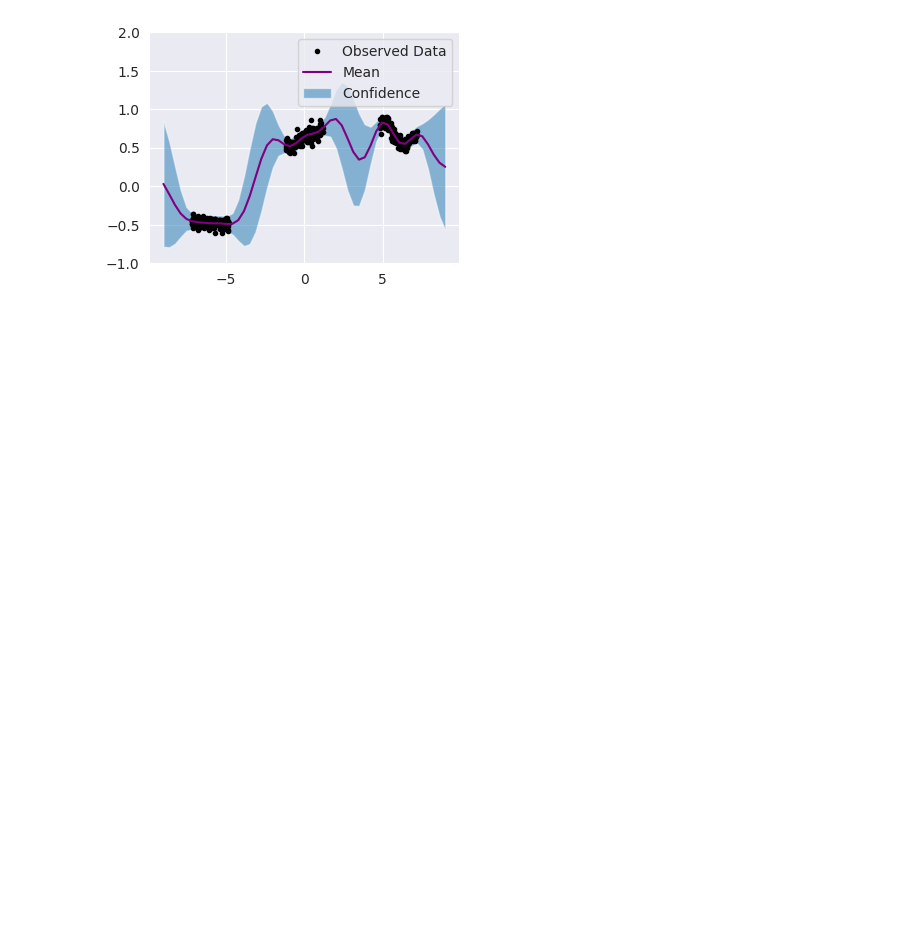
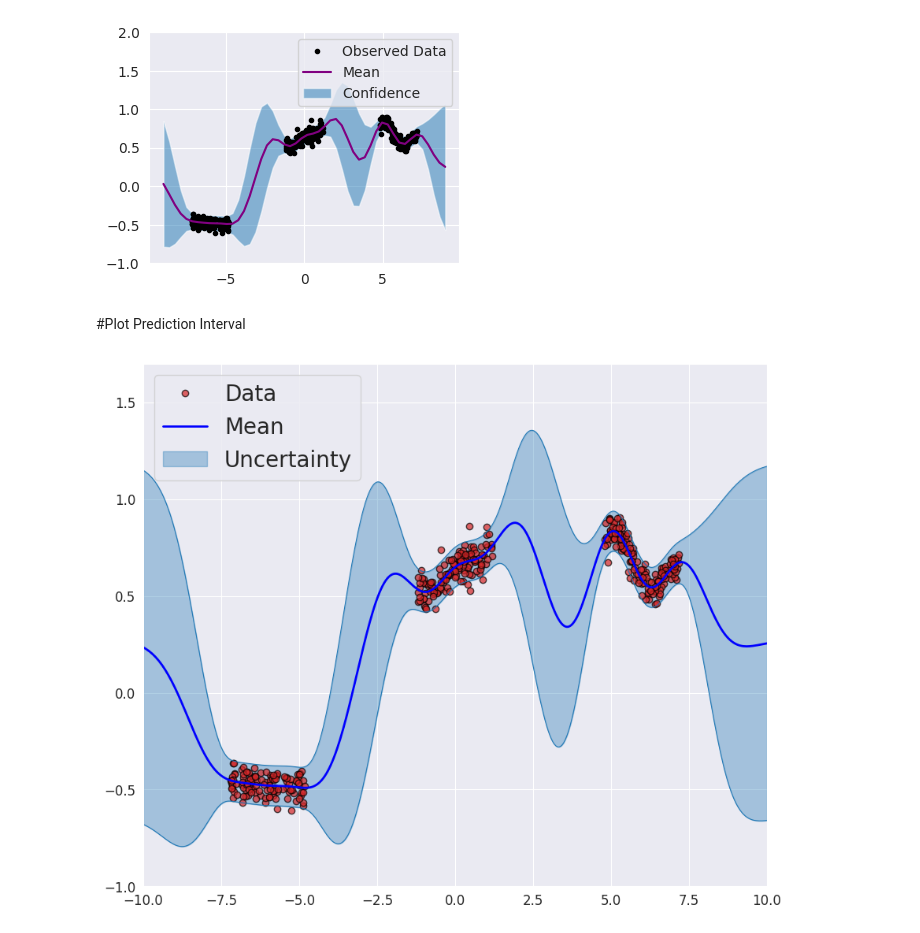
Before and after one commit to Sabelz/Gaussian_Processes_Inducing_Points, a Jupyter notebook: GPs/GPToy.ipynb, the cells around one changed output. Drawn from its saved outputs; the diff is of its cells as text; code cells hidden in the pictures; blank space fills up the shorter version.

Commit message:
plot prediction interval

```diff
--- a/GPs/GPToy.ipynb
+++ b/GPs/GPToy.ipynb
@@ -191,3 +190,48 @@ with torch.no_grad():
     ax.legend(['Observed Data', 'Mean', 'Confidence'])
 # %% [output]
 [figure]
+# %% [markdown]
+#Plot Prediction Interval
+# %%
+with torch.no_grad():
+  z = np.linspace(-10, 10, 400)
+  model_prediction = model(torch.from_numpy(z))
+
+  epistemic_uncertainty = model_prediction.variance
+  mean = model_prediction.mean
+  pred = likelihood(model_prediction)
+  totvar = pred.variance
+  sigma = np.sqrt(totvar)
+# %%
+def plot_predictive(data: np.ndarray, xs: np.ndarray, mu: np.ndarray, sigma: np.ndarray, title: str = None) -> None:
+    sns.set_style('darkgrid')
+    palette = sns.color_palette('colorblind')
+
+    blue = sns.color_palette()[0]
+    red = sns.color_palette()[3]
+
+    plt.figure(figsize=(9., 7.))
+
+    plt.plot(data[:, 0], data[:, 1], "o", color=red, alpha=0.7, markeredgewidth=1., markeredgecolor="k", label="Data")
+
+    plt.plot(xs, mu, "-", lw=2., color="blue", label="Mean")
+
+    plt.plot(xs, mu - 2 * sigma, "-", lw=0.75, color=blue)
+    plt.plot(xs, mu + 2 * sigma, "-", lw=0.75, color=blue)
+
+    plt.fill_between(xs, mu - 2 * sigma ,mu + 2 * sigma , alpha=0.35,color = blue, label="Uncertainty")
+
+
+    plt.xlim([np.min(xs), np.max(xs)])
+    plt.xticks(fontsize =12)
+    plt.yticks(fontsize =12)
+    plt.legend(loc="upper left",fontsize=20)
+    if title:
+            plt.title(title , fontsize =16)
+    plt.ylim([-1,1.7])
+    plt.subplots_adjust(left=0.07, bottom=0.052, right=0.95, top=1, wspace=0, hspace=0)
+    #plt.savefig("toyPlot.png", dpi=300)
+# %%
+plot_predictive(data=data, mu=mean, sigma=sigma, xs=z)
+# %% [output]
+[figure, added]
```
Also changed, not shown: parts of 4 cells of this notebook.
